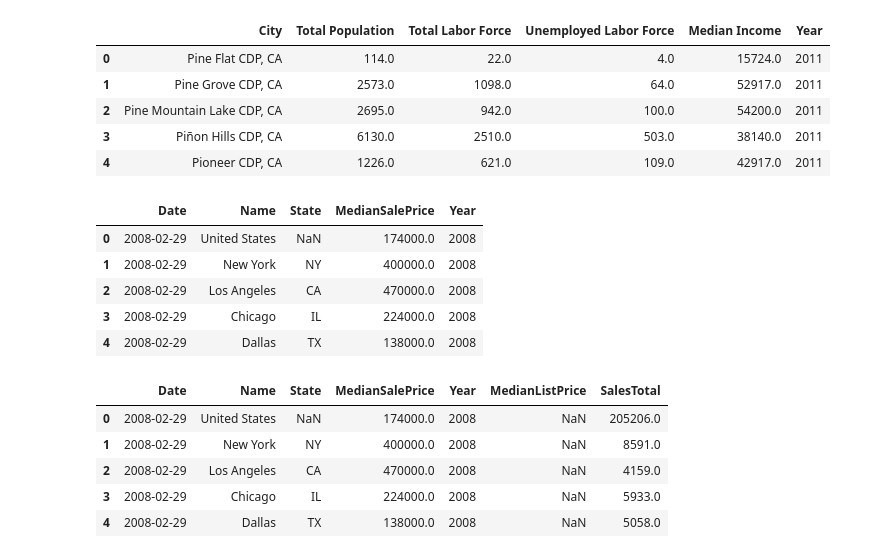
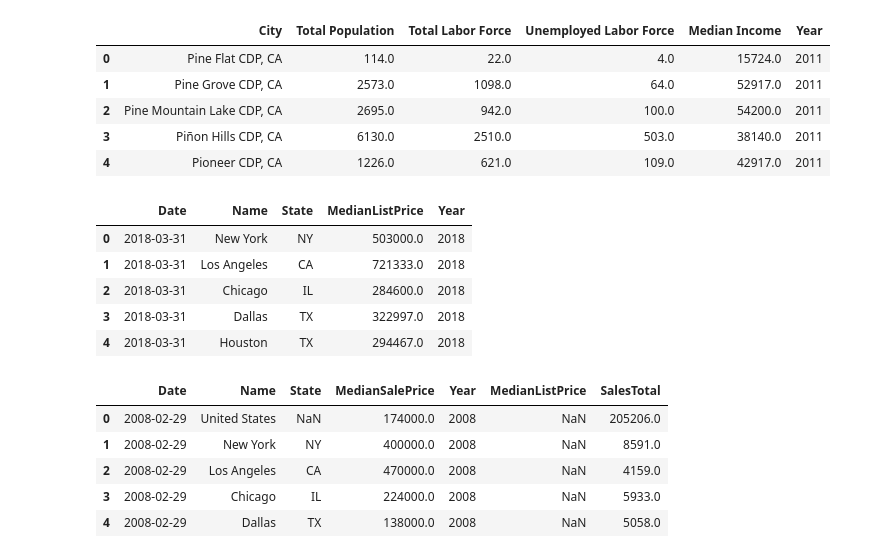
Before and after one commit to Ishicka/The-Seven, a Jupyter notebook: merge_data.ipynb, the cells around one changed output. Cells and saved outputs as stored; diff of their text form; code cells hidden in the pictures.

```diff
--- a/merge_data.ipynb
+++ b/merge_data.ipynb
@@ -83,42 +83,41 @@ def clean_zillow_data(zdf, value_name='MedianSalePrice'):
     # Rename the 'StateName' column in zdf to 'State'
     zdf = zdf.rename(columns={'StateName': 'State'})
     # Get a list of the column names in zdf that do not contain '-' or '/'
     id_vars = [col for col in zdf.columns if ('-' not in col) and ('/' not in col)]
     # Convert zdf from wide to long format
     zdf = pd.melt(zdf, id_vars = id_vars, var_name='Date', value_name = value_name)
     cols = ['Date', 'Name', 'State', value_name]
     # Keep only the columns specified in cols
     zdf = zdf[cols]
     # Add a column to zdf that contains the year extracted from the 'Date' column
     if '-' in zdf['Date'][0]:
         zdf['Year'] = zdf['Date'].str.split('-').str[0]
     elif '/' in zdf['Date'][0]:
         zdf['Year'] = zdf['Date'].str.split('/').str[-1]
     # Remove the leading and trailing whitespace from the values in the 'State' Column of zdf
     zdf['State'] = zdf['State'].str.strip()
     # Remove all leading and trailing whitespace from the values in the 'Name' column of zdf
     zdf['Name'] = zdf['Name'].str.strip()
     # Convert 'Date' to datetime in zdf
     zdf['Date'] = pd.to_datetime(zdf['Date'])
     # Convert 'Year' to int64 in zdf
     zdf['Year'] = zdf['Year'].astype('int64')
     # Return the cleaned zillow dataframe
     return zdf
 
 
-median_sale_price_df = clean_zillow_data(median_sale_price_df, 'MedianSalePrice')
-median_list_price_df = clean_zillow_data(median_list_price_df, 'MedianListPrice')
+# median_list_price_df = clean_zillow_data(median_list_price_df, 'MedianListPrice')
 sales_total_df = clean_zillow_data(sales_total_df, 'SalesTotal')
 median_list_price_df_interpolated = clean_zillow_data(median_list_price_df_interpolated, 'MedianListPrice')
 median_sale_price_df_interpolated = clean_zillow_data(median_sale_price_df_interpolated, 'MedianSalePrice')
-median_sale_price_df.head()
+median_list_price_df_interpolated.head()
 # %% [output]
-|  | Date | Name | State | MedianSalePrice | Year |
-| 0 | 2008-02-29 | United States | NaN | 174000.0 | 2008 |
-| 1 | 2008-02-29 | New York | NY | 400000.0 | 2008 |
-| 2 | 2008-02-29 | Los Angeles | CA | 470000.0 | 2008 |
-| 3 | 2008-02-29 | Chicago | IL | 224000.0 | 2008 |
-| 4 | 2008-02-29 | Dallas | TX | 138000.0 | 2008 |
+|  | Date | Name | State | MedianListPrice | Year |
+| 0 | 2018-03-31 | New York | NY | 503000.0 | 2018 |
+| 1 | 2018-03-31 | Los Angeles | CA | 721333.0 | 2018 |
+| 2 | 2018-03-31 | Chicago | IL | 284600.0 | 2018 |
+| 3 | 2018-03-31 | Dallas | TX | 322997.0 | 2018 |
+| 4 | 2018-03-31 | Houston | TX | 294467.0 | 2018 |
 # %%
 # List of all the interpolated zillow dataframes
 zillow_df_interpolated_list = [median_sale_price_df_interpolated, median_list_price_df_interpolated, sales_total_df]
```
Also changed, not shown: parts of 8 cells of this notebook, 20 other files.
